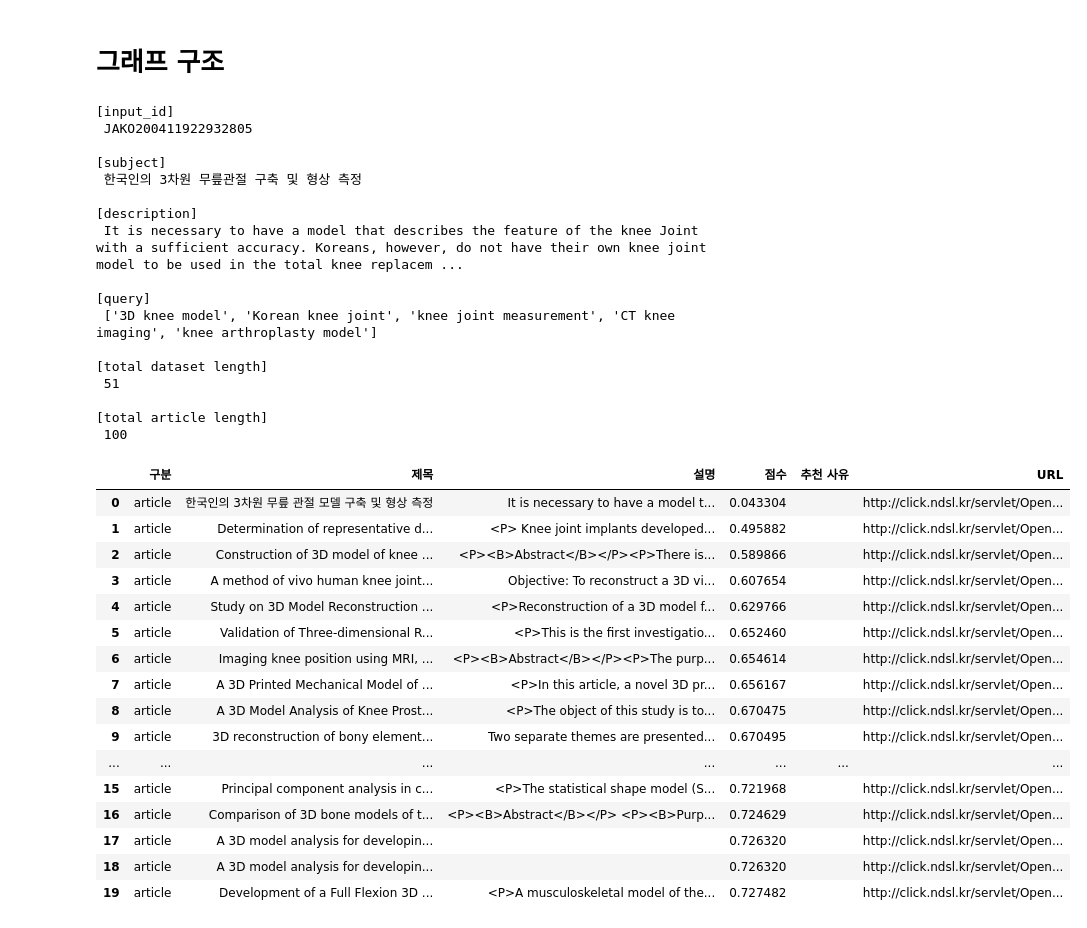
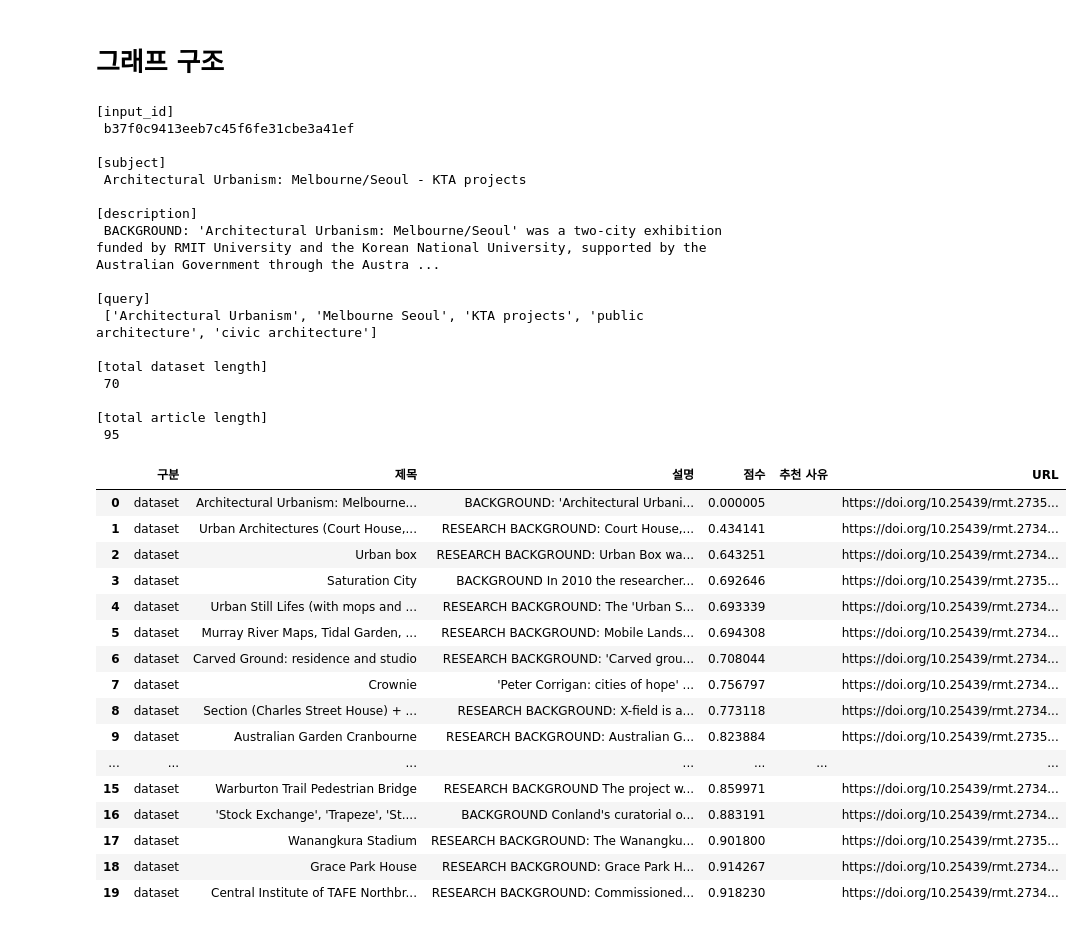
Before and after one commit to semistone97/kisti_recommender, a Jupyter notebook: notebooks/model.ipynb, the cells around one changed output. Drawn from its saved outputs; the diff is of its cells as text; code cells hidden in the pictures.

```diff
--- a/notebooks/model.ipynb
+++ b/notebooks/model.ipynb
@@ -616,52 +616,52 @@ def build_graph():
 
 graph = build_graph()
 # %%
-input_id = 'JAKO200411922932805'
-input_category = 'article'
+# input_id = 'JAKO200411922932805'
+# input_category = 'article'
 
-# input_id = 'b37f0c9413eeb7c45f6fe31cbe3a41ef'
-# input_category = 'dataset'
+input_id = 'b37f0c9413eeb7c45f6fe31cbe3a41ef'
+input_category = 'dataset'
 
 print('[input_id]\n', input_id)
 
 res = graph.invoke({
     'input_id': input_id,
     'input_category': input_category,
 })
 
 display(res['result_df'])
 # %% [output]
 [input_id]
- JAKO200411922932805
+ b37f0c9413eeb7c45f6fe31cbe3a41ef
 
 [subject]
- 한국인의 3차원 무릎관절 구축 및 형상 측정
+ Architectural Urbanism: Melbourne/Seoul - KTA projects
 
 [description]
- It is necessary to have a model that describes the feature of the knee Joint with a sufficient accuracy. Koreans, however, do not have their own knee joint model to be used in the total knee replacem ...
+ BACKGROUND: 'Architectural Urbanism: Melbourne/Seoul' was a two-city exhibition funded by RMIT University and the Korean National University, supported by the Australian Government through the Austra ...
 
 [query]
- ['3D knee model', 'Korean knee joint', 'knee joint measurement', 'CT knee imaging', 'knee arthroplasty model']
+ ['Architectural Urbanism', 'Melbourne Seoul', 'KTA projects', 'public architecture', 'civic architecture']
 
 [total dataset length]
- 51
+ 70
 
 [total article length]
- 100
+ 95
 |  | 구분 | 제목 | 설명 | 점수 | 추천 사유 | URL |
-| 0 | article | 한국인의 3차원 무릎 관절 모델 구축 및 형상 측정 | It is necessary to have a model t... | 0.043304 |  | http://click.ndsl.kr/servlet/Open... |
-| 1 | article | Determination of representative d... | <P> Knee joint implants developed... | 0.495882 |  | http://click.ndsl.kr/servlet/Open... |
-| 2 | article | Construction of 3D model of knee ... | <P><B>Abstract</B></P><P>There is... | 0.589866 |  | http://click.ndsl.kr/servlet/Open... |
-| 3 | article | A method of vivo human knee joint... | Objective: To reconstruct a 3D vi... | 0.607654 |  | http://click.ndsl.kr/servlet/Open... |
-| 4 | article | Study on 3D Model Reconstruction ... | <P>Reconstruction of a 3D model f... | 0.629766 |  | http://click.ndsl.kr/servlet/Open... |
-| 5 | article | Validation of Three-dimensional R... | <P>This is the first investigatio... | 0.652460 |  | http://click.ndsl.kr/servlet/Open... |
-| 6 | article | Imaging knee position using MRI, ... | <P><B>Abstract</B></P><P>The purp... | 0.654614 |  | http://click.ndsl.kr/servlet/Open... |
-| 7 | article | A 3D Printed Mechanical Model of ... | <P>In this article, a novel 3D pr... | 0.656167 |  | http://click.ndsl.kr/servlet/Open... |
-| 8 | article | A 3D Model Analysis of Knee Prost... | <P>The object of this study is to... | 0.670475 |  | http://click.ndsl.kr/servlet/Open... |
-| 9 | article | 3D reconstruction of bony element... | Two separate themes are presented... | 0.670495 |  | http://click.ndsl.kr/servlet/Open... |
+| 0 | dataset | Architectural Urbanism: Melbourne... | BACKGROUND: 'Architectural Urbani... | 0.000005 |  | https://doi.org/10.25439/rmt.2735... |
+| 1 | dataset | Urban Architectures (Court House,... | RESEARCH BACKGROUND: Court House,... | 0.434141 |  | https://doi.org/10.25439/rmt.2734... |
+| 2 | dataset | Urban box | RESEARCH BACKGROUND: Urban Box wa... | 0.643251 |  | https://doi.org/10.25439/rmt.2734... |
+| 3 | dataset | Saturation City | BACKGROUND In 2010 the researcher... | 0.692646 |  | https://doi.org/10.25439/rmt.2735... |
+| 4 | dataset | Urban Still Lifes (with mops and ... | RESEARCH BACKGROUND: The 'Urban S... | 0.693339 |  | https://doi.org/10.25439/rmt.2734... |
+| 5 | dataset | Murray River Maps, Tidal Garden, ... | RESEARCH BACKGROUND: Mobile Lands... | 0.694308 |  | https://doi.org/10.25439/rmt.2734... |
+| 6 | dataset | Carved Ground: residence and studio | RESEARCH BACKGROUND: 'Carved grou... | 0.708044 |  | https://doi.org/10.25439/rmt.2734... |
+| 7 | dataset | Crownie | 'Peter Corrigan: cities of hope' ... | 0.756797 |  | https://doi.org/10.25439/rmt.2734... |
+| 8 | dataset | Section (Charles Street House) + ... | RESEARCH BACKGROUND: X-field is a... | 0.773118 |  | https://doi.org/10.25439/rmt.2734... |
+| 9 | dataset | Australian Garden Cranbourne | RESEARCH BACKGROUND: Australian G... | 0.823884 |  | https://doi.org/10.25439/rmt.2735... |
 | ... | ... | ... | ... | ... | ... | ... |
-| 15 | article | Principal component analysis in c... | <P>The statistical shape model (S... | 0.721968 |  | http://click.ndsl.kr/servlet/Open... |
-| 16 | article | Comparison of 3D bone models of t... | <P><B>Abstract</B></P> <P><B>Purp... | 0.724629 |  | http://click.ndsl.kr/servlet/Open... |
-| 17 | article | A 3D model analysis for developin... |  | 0.726320 |  | http://click.ndsl.kr/servlet/Open... |
-| 18 | article | A 3D model analysis for developin... |  | 0.726320 |  | http://click.ndsl.kr/servlet/Open... |
-| 19 | article | Development of a Full Flexion 3D ... | <P>A musculoskeletal model of the... | 0.727482 |  | http://click.ndsl.kr/servlet/Open... |
+| 15 | dataset | Warburton Trail Pedestrian Bridge | RESEARCH BACKGROUND The project w... | 0.859971 |  | https://doi.org/10.25439/rmt.2734... |
+| 16 | dataset | 'Stock Exchange', 'Trapeze', 'St.... | BACKGROUND Conland's curatorial o... | 0.883191 |  | https://doi.org/10.25439/rmt.2734... |
+| 17 | dataset | Wanangkura Stadium | RESEARCH BACKGROUND: The Wanangku... | 0.901800 |  | https://doi.org/10.25439/rmt.2735... |
+| 18 | dataset | Grace Park House | RESEARCH BACKGROUND: Grace Park H... | 0.914267 |  | https://doi.org/10.25439/rmt.2734... |
+| 19 | dataset | Central Institute of TAFE Northbr... | RESEARCH BACKGROUND: Commissioned... | 0.918230 |  | https://doi.org/10.25439/rmt.2734... |
```
Also changed, not shown: parts of 1 cell of this notebook, 3 other files.
